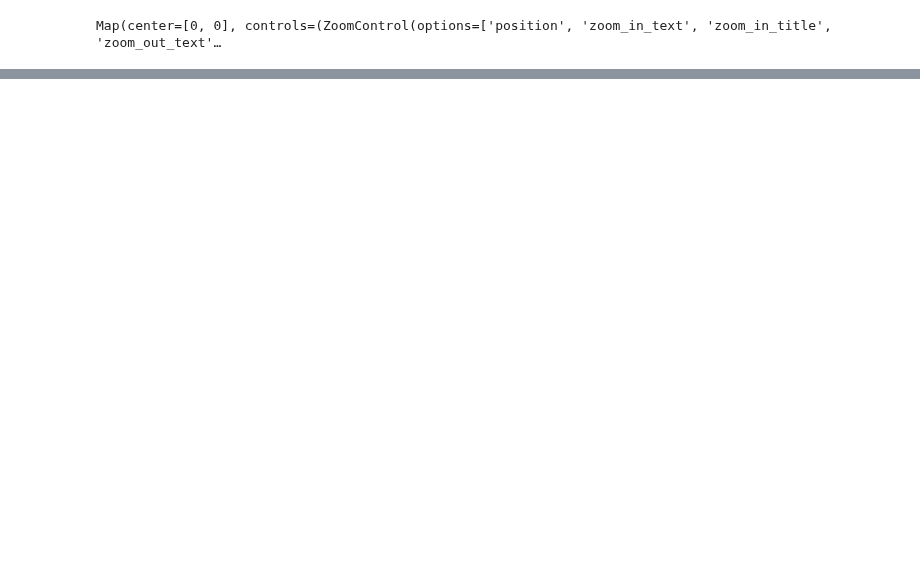
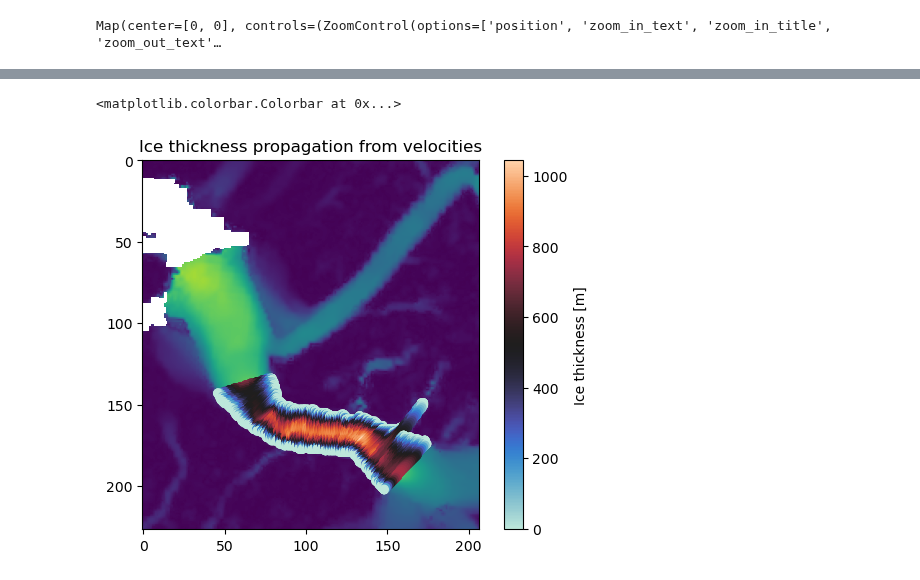
Before and after one commit to pohlan/Hubbard2024, a Jupyter notebook: Fluxgate/Fluxgate.ipynb, the cells around one changed output, grey strips where cells are left out. Saved outputs shown, nothing was run; the diff lists cells and outputs as text; code cells hidden in the pictures; blank space fills up the shorter version.

```diff
--- a/Fluxgate/Fluxgate.ipynb
+++ b/Fluxgate/Fluxgate.ipynb
@@ -47 +61,4 @@ vels_ds = xr.open_dataset('hubbard_inversion_2015-10-01_2023-01-01.nc')
+# %%
+rast = gu.Raster.from_array(data=thickness, transform=thick.transform, crs=thick.crs, nodata=np.nan)
+thick = rast.copy()
 # %%
@@ -104,7 +243,7 @@ display(m)
 Map(center=[0, 0], controls=(ZoomControl(options=['position', 'zoom_in_text', 'zoom_in_title', 'zoom_out_text'…
 # %%
 # Choose amount of points you want on your transect
-num_points = 20
+num_points = 40
 # %%
 points = [[(marker.location[0], marker.location[1]) for marker in points] for points in markers]
 # %%
@@ -324,0 +820,25 @@ flux, fluxpt, vels, dist = Flux_Calculate(points, vels_ds, 20)
+# %%
+thickness_transects = []
+v_transects = []
+inds_pts_transects = []
+
+for i in range(len(sol.y[0])):
+    a,b,c = thickness_propagation(i)
+    thickness_transects.append(a)
+    inds_pts_transects.append(b)
+    v_transects.append(c)
+
+vm  = int(np.nanmax(np.array([np.nanmax(thickness_transects[i]) for i in range(len(thickness_transects))])))
+
+
+plt.figure()
+plt.title('Ice thickness propagation from velocities')
+plt.imshow(np.sqrt(ds.v.values))
+
+
+for i in range(len(thickness_transects)):
+    plt.scatter(inds_pts_transects[i][1],inds_pts_transects[i][0], c=thickness_transects[i], cmap='icefire', vmax = vm)
+plt.colorbar(label='Ice thickness [m]')
+# %% [output]
+<matplotlib.colorbar.Colorbar at 0x...>
+[figure, added]
```
Also changed, not shown: parts of 16 cells of this notebook.
